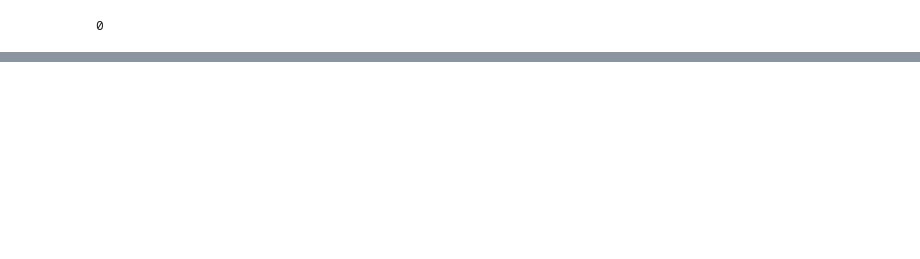
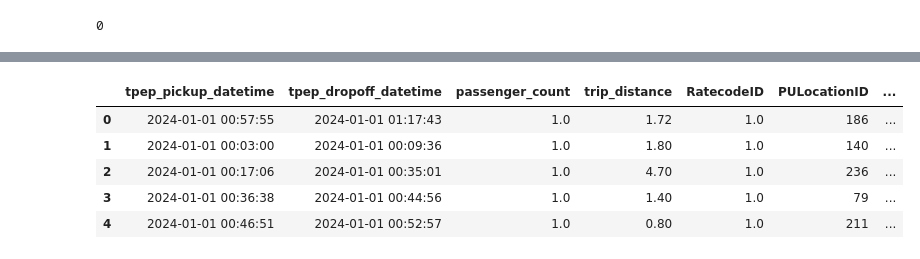
Before and after one commit to danielcamacho9712/Machine-Learning-Project, a Jupyter notebook: NY_yellow-taxis.ipynb, the cells around one changed output, grey strips where cells are left out. Drawn from its saved outputs; the diff is of its cells as text; code cells hidden in the pictures; blank space fills up the shorter version.

```diff
--- a/NY_yellow-taxis.ipynb
+++ b/NY_yellow-taxis.ipynb
@@ -71,0 +132,14 @@ taxi_data.shape
+# %%
+taxi_data_prepared['transaction_date'] = taxi_data_prepared['tpep_pickup_datetime'].dt.date
+taxi_data_prepared['transaction_year'] = taxi_data_prepared['tpep_pickup_datetime'].dt.year
+taxi_data_prepared['transaction_month'] = taxi_data_prepared['tpep_pickup_datetime'].dt.month
+taxi_data_prepared['transaction_day'] = taxi_data_prepared['tpep_pickup_datetime'].dt.day
+taxi_data_prepared['transaction_hour'] = taxi_data_prepared['tpep_pickup_datetime'].dt.hour
+taxi_data_prepared.head()
+# %% [output]
+|  | tpep_pickup_datetime | tpep_dropoff_datetime | passenger_count | trip_distance | RatecodeID | PULocationID | ... |
+| 0 | 2024-01-01 00:57:55 | 2024-01-01 01:17:43 | 1.0 | 1.72 | 1.0 | 186 | ... |
+| 1 | 2024-01-01 00:03:00 | 2024-01-01 00:09:36 | 1.0 | 1.80 | 1.0 | 140 | ... |
+| 2 | 2024-01-01 00:17:06 | 2024-01-01 00:35:01 | 1.0 | 4.70 | 1.0 | 236 | ... |
+| 3 | 2024-01-01 00:36:38 | 2024-01-01 00:44:56 | 1.0 | 1.40 | 1.0 | 79 | ... |
+| 4 | 2024-01-01 00:46:51 | 2024-01-01 00:52:57 | 1.0 | 0.80 | 1.0 | 211 | ... |
```
Also changed, not shown: parts of 16 cells of this notebook.
